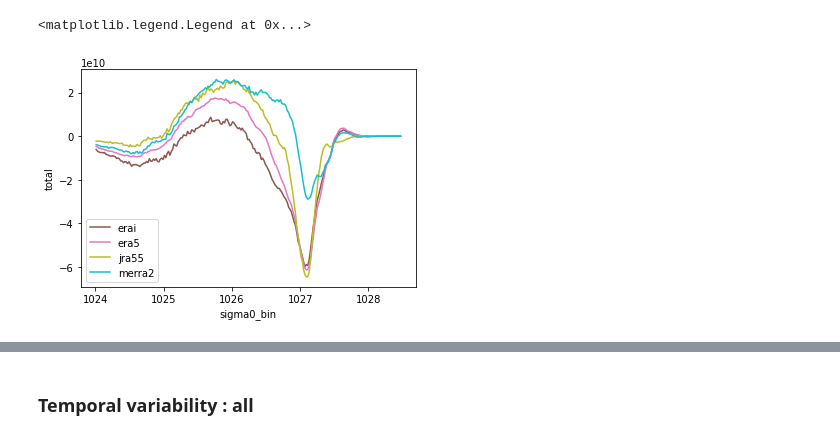
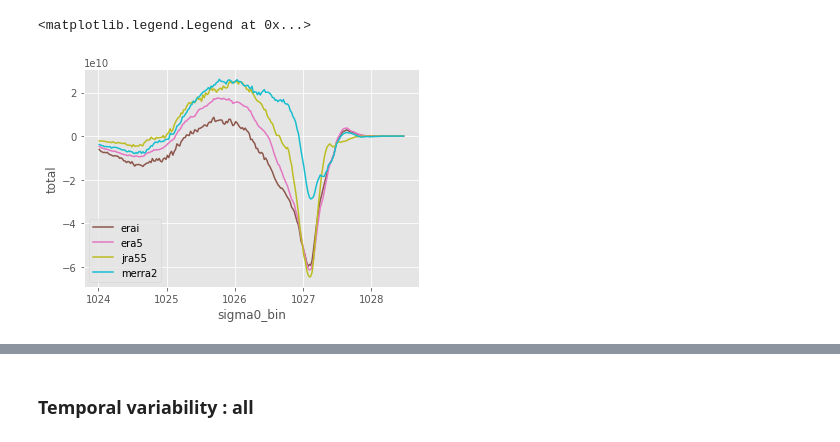
Before and after one commit to gmacgilchrist/so_decadal_variability, a Jupyter notebook: notebooks/reanalyses/draw_timeseries.ipynb, the cells around one changed output, grey strips where cells are left out. Cells and saved outputs as stored; diff of their text form; code cells hidden in the pictures.

```diff
--- a/notebooks/reanalyses/draw_timeseries.ipynb
+++ b/notebooks/reanalyses/draw_timeseries.ipynb
@@ -10,22 +7,24 @@ import utils
 import matplotlib.pyplot as plt
 import so_decadal_variability.calc as socalc
 import numpy as np
+plt.style.use('ggplot')
 # %%
 G = {}
 # Load observational data
 fluxnames=['erai','era5','jra55','merra2']
 colors={'erai':'tab:brown','era5':'tab:pink','jra55':'tab:olive','merra2':'tab:cyan'}
+names = {'erai':'ERA-interim','era5':'ERA5','jra55':'JRA55','merra2':'MERRA2'}
 oceanname='en4'
 density = 'sigma0'
 dg = 0.02
 for fluxname in fluxnames:
     tmp = xr.open_mfdataset('../../data/processed/'+
                             fluxname+'_'+oceanname+
                             '/G.'+density+'.'+str(dg)+'.*.nc')
     # Rechunk data
     G[fluxname] = tmp.chunk({'time':len(tmp['time'])})
     G[fluxname]['total'].mean('time').plot(label=fluxname,color=colors[fluxname])
 plt.gca().legend()
 # %% [output]
 <matplotlib.legend.Legend at 0x...>
-[figure, old version]
+[figure, new version]
```
Also changed, not shown: parts of 4 cells of this notebook, 5 other files.
